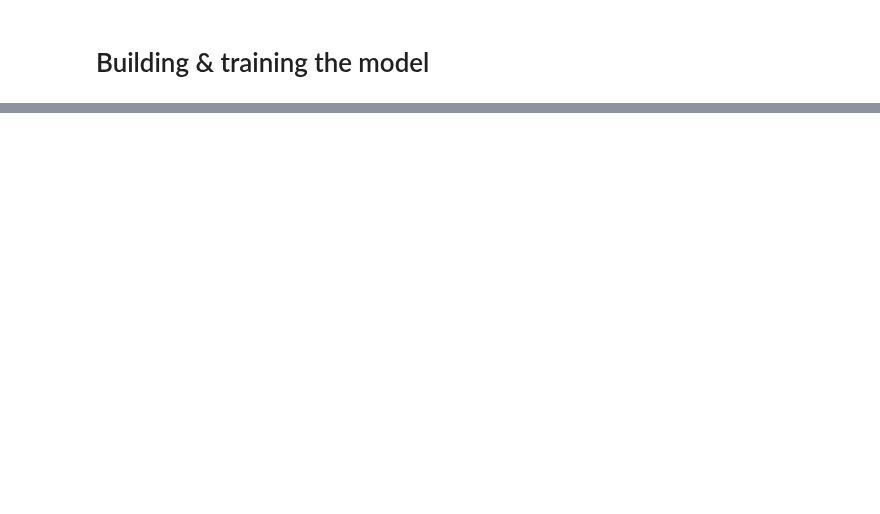
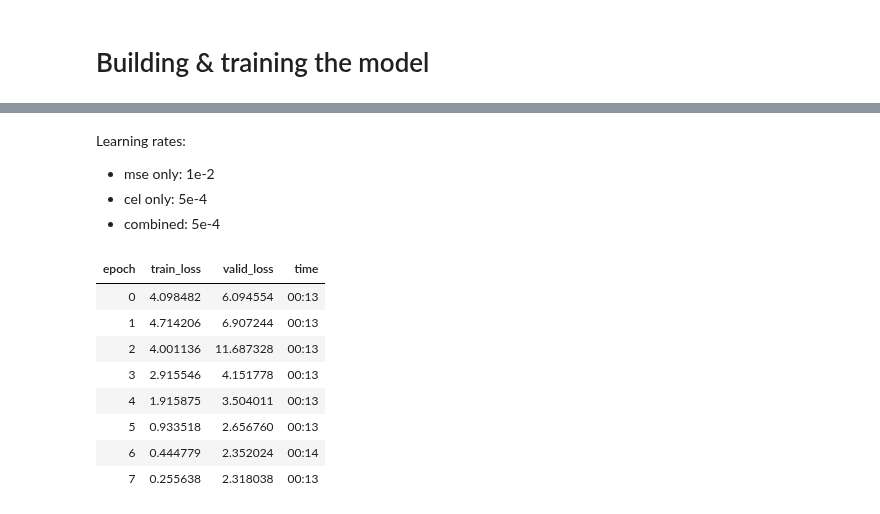
Before and after one commit to mccallion/rory, a Jupyter notebook: _20201002_coco_labeledbbox.ipynb, the cells around one changed output, grey strips where cells are left out. Drawn from its saved outputs; the diff is of its cells as text; code cells hidden in the pictures; blank space fills up the shorter version.

```diff
--- a/_20201002_coco_labeledbbox.ipynb
+++ b/_20201002_coco_labeledbbox.ipynb
@@ -77,11 +5,0 @@ torch.Size([64, 3, 224, 224]) torch.Size([64, 1, 4]) torch.Size([64])
-# %%
-### Model ###
-class custom_module(Module):
-    def __init__(self, body, head):
-        self.body, self.head = body, head
-
-    def forward(self, x):
-        return self.head(self.body(x))
-body = create_body(resnet34, pretrained=True)
-head = create_head(1024, 4+len(categorize.vocab), ps=0.5)
-mod = custom_module(body, head)
@@ -192,0 +89,17 @@ def show_preds(dss=dss, inf=inf, pipe=pipe, n=8, offset=0, nrows=2, ncols=4, sz=
+# %% [markdown]
+Learning rates:
+- mse only: 1e-2
+- cel only: 5e-4
+- combined: 5e-4
+# %%
+learner.fit_one_cycle(8, lr=5e-4) # mse only: lr=1e-2 ; cel only: lr=5e-4 ; both: 5e-4
+# %% [output]
+| epoch | train_loss | valid_loss | time |
+| 0 | 4.098482 | 6.094554 | 00:13 |
+| 1 | 4.714206 | 6.907244 | 00:13 |
+| 2 | 4.001136 | 11.687328 | 00:13 |
+| 3 | 2.915546 | 4.151778 | 00:13 |
+| 4 | 1.915875 | 3.504011 | 00:13 |
+| 5 | 0.933518 | 2.656760 | 00:13 |
+| 6 | 0.444779 | 2.352024 | 00:14 |
+| 7 | 0.255638 | 2.318038 | 00:13 |
```
Also changed, not shown: parts of 46 cells of this notebook, 6 other files.
